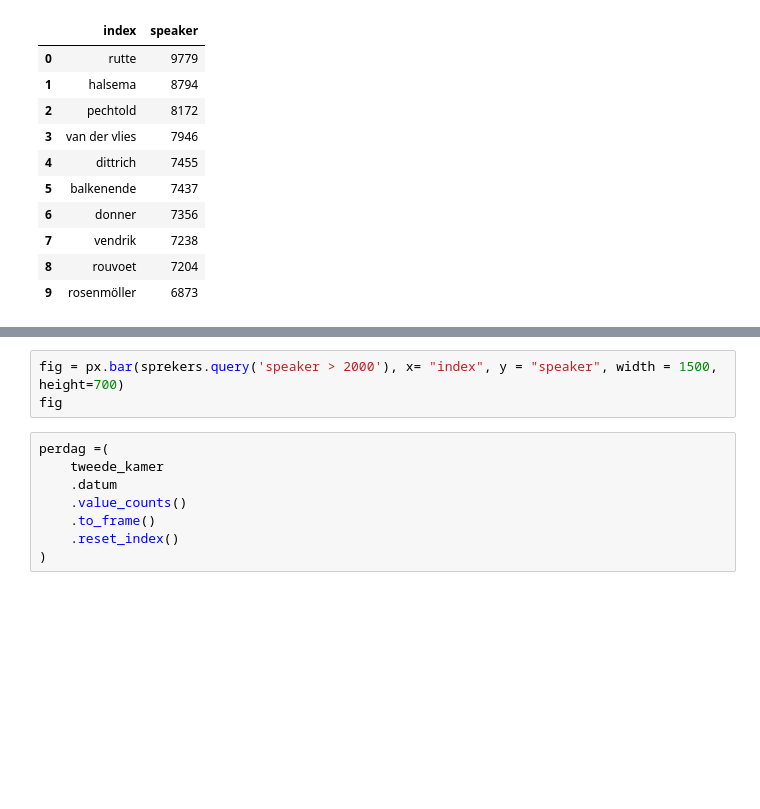
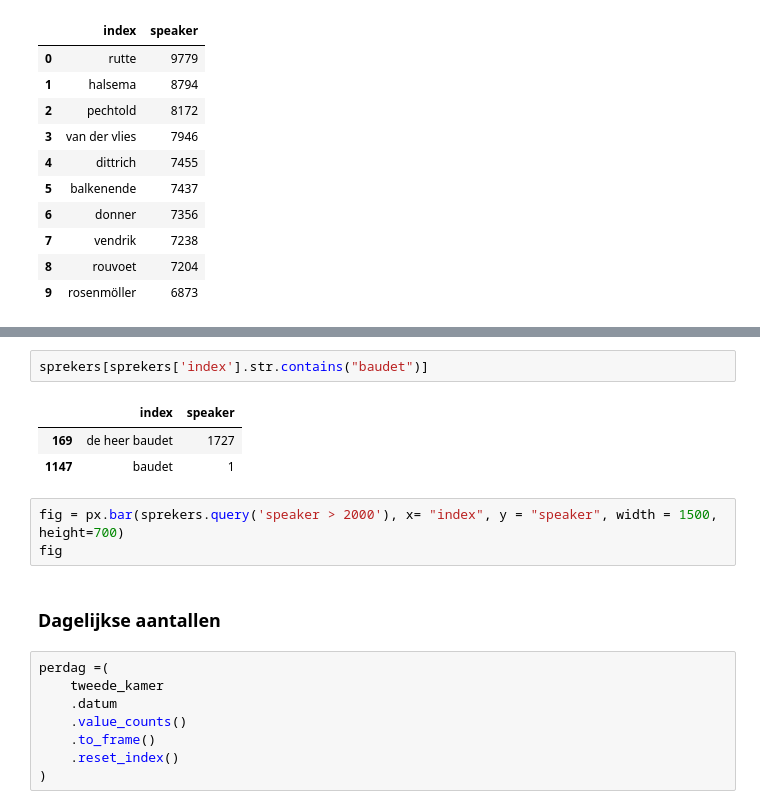
Before and after one commit to longhowlam/kamer_debatten, a Jupyter notebook: tweede_kamer_metadata_analyse.ipynb, the cells around one changed output, grey strips where cells are left out. Drawn from its saved outputs; the diff is of its cells as text; blank space fills up the shorter version.

```diff
--- a/tweede_kamer_metadata_analyse.ipynb
+++ b/tweede_kamer_metadata_analyse.ipynb
@@ -102,6 +122,14 @@ sprekers.head(10)
+# %%
+sprekers[sprekers['index'].str.contains("baudet")]
+# %% [output]
+|  | index | speaker |
+| 169 | de heer baudet | 1727 |
+| 1147 | baudet | 1 |
 # %%
 fig = px.bar(sprekers.query('speaker > 2000'), x= "index", y = "speaker", width = 1500, height=700)
 fig
+# %% [markdown]
+### Dagelijkse aantallen
 # %%
 perdag =(
     tweede_kamer
```
Also changed, not shown: parts of 9 cells of this notebook, 3 other files.
